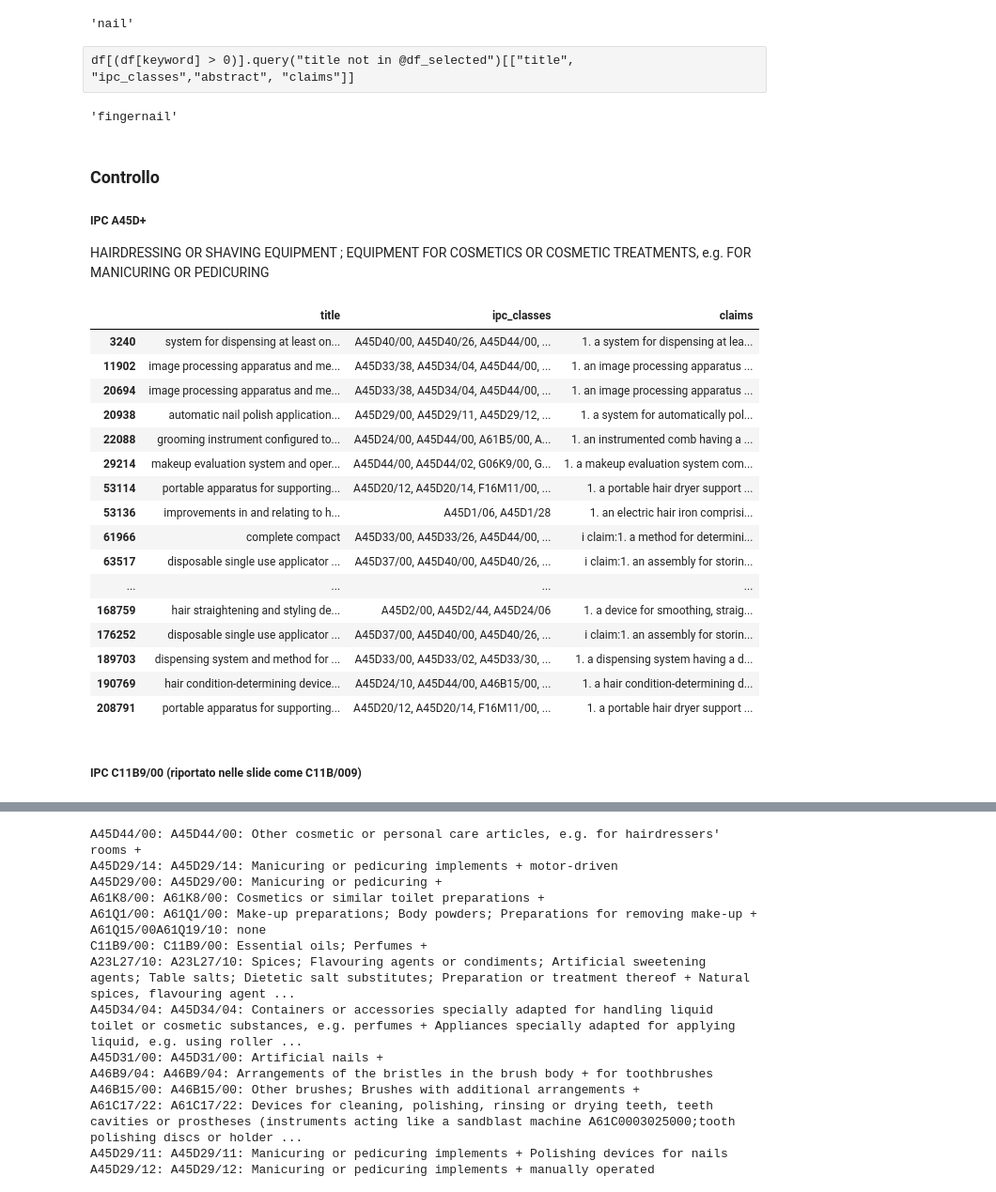
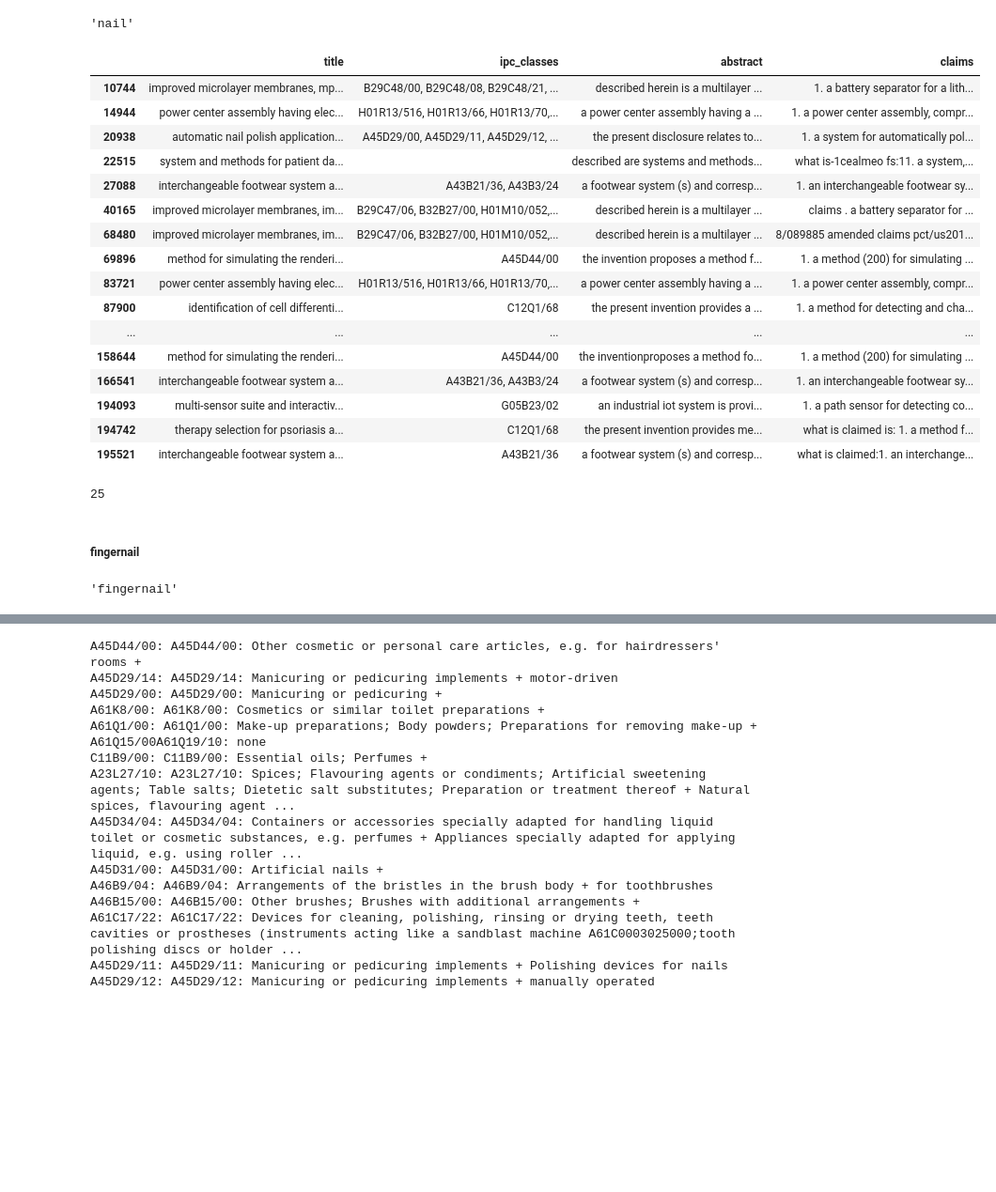
Before and after one commit to cri98li/Strategic-and-Competitive-Inteligence-project-UNIPI, a Jupyter notebook: 2a deadline/Step 5 v3.ipynb, the cells around one changed output, grey strips where cells are left out. Shown at 94% size. Cells and saved outputs as stored; diff of their text form; code cells hidden in the pictures; blank space fills up the shorter version.

```diff
--- a/2a deadline/Step 5 v3.ipynb
+++ b/2a deadline/Step 5 v3.ipynb
@@ -219,38 +342,45 @@ keyword = keywords_cosmetics[4]
 keyword
 # %% [output]
 'nail'
-# %% [raw]
-df[(df[keyword] > 0)].query("title not in @df_selected")[["title", "ipc_classes","abstract", "claims"]]
+# %%
+df_candidate = df[(df[keyword] > 0)
+                  & (df.ipc_classes.str.count("G06")==0) #Escludo "COMPUTING; CALCULATING; COUNTING"
+                  & (df.ipc_classes.str.count("G01")==0) #Escludo "MEASURING; TESTING"
+                  & (df.ipc_classes.str.count("A61")==0) #MEDICAL OR VETERINARY SCIENCE; HYGIENE
+                  & (df.ipc_classes.str.count("G16")==0)#NFORMATION AND COMMUNICATION TECHNOLOGY [ICT] SPECIALLY ADAPTED FOR SPECIFIC APPLICATION FIELDS
+                  & (df.ipc_classes.str.count("G08")==0)#SIGNALLING
+                  & (df.ipc_classes.str.count("G09")==0)#EDUCATION; CRYPTOGRAPHY; DISPLAY; ADVERTISING; SEALS
+                  & (df.ipc_classes.str.count("H04")==0)#LECTRIC COMMUNICATION TECHNIQUE
+                 ].query("title not in @df_selected")[["title", "ipc_classes","abstract", "claims"]]
+
+df_candidate
+# %% [output]
+|  | title | ipc_classes | abstract | claims |
+| 10744 | improved microlayer membranes, mp... | B29C48/00, B29C48/08, B29C48/21, ... | described herein is a multilayer ... | 1. a battery separator for a lith... |
+| 14944 | power center assembly having elec... | H01R13/516, H01R13/66, H01R13/70,... | a power center assembly having a ... | 1. a power center assembly, compr... |
+| 20938 | automatic nail polish application... | A45D29/00, A45D29/11, A45D29/12, ... | the present disclosure relates to... | 1. a system for automatically pol... |
+| 22515 | system and methods for patient da... |  | described are systems and methods... | what is-1cealmeo fs:11. a system,... |
+| 27088 | interchangeable footwear system a... | A43B21/36, A43B3/24 | a footwear system (s) and corresp... | 1. an interchangeable footwear sy... |
+| 40165 | improved microlayer membranes, im... | B29C47/06, B32B27/00, H01M10/052,... | described herein is a multilayer ... | claims . a battery separator for ... |
+| 68480 | improved microlayer membranes, im... | B29C47/06, B32B27/00, H01M10/052,... | described herein is a multilayer ... | 8/089885 amended claims pct/us201... |
+| 69896 | method for simulating the renderi... | A45D44/00 | the invention proposes a method f... | 1. a method (200) for simulating ... |
+| 83721 | power center assembly having elec... | H01R13/516, H01R13/66, H01R13/70,... | a power center assembly having a ... | 1. a power center assembly, compr... |
+| 87900 | identification of cell differenti... | C12Q1/68 | the present invention provides a ... | 1. a method for detecting and cha... |
+| ... | ... | ... | ... | ... |
+| 158644 | method for simulating the renderi... | A45D44/00 | the inventionproposes a method fo... | 1. a method (200) for simulating ... |
+| 166541 | interchangeable footwear system a... | A43B21/36, A43B3/24 | a footwear system (s) and corresp... | 1. an interchangeable footwear sy... |
+| 194093 | multi-sensor suite and interactiv... | G05B23/02 | an industrial iot system is provi... | 1. a path sensor for detecting co... |
+| 194742 | therapy selection for psoriasis a... | C12Q1/68 | the present invention provides me... | what is claimed is: 1. a method f... |
+| 195521 | interchangeable footwear system a... | A43B21/36 | a footwear system (s) and corresp... | what is claimed:1. an interchange... |
+# %%
+df_selected = pd.concat([df_selected, df[df.title == "automatic nail polish application system and method"]])
+len(df_selected)
+# %% [output]
+25
+# %% [markdown]
+##### fingernail
 # %%
 keyword = keywords_cosmetics[5]
 keyword
 # %% [output]
 'fingernail'
-# %% [markdown]
-### Controllo
-##### IPC A45D+
-
-HAIRDRESSING OR SHAVING EQUIPMENT ; EQUIPMENT FOR COSMETICS OR COSMETIC TREATMENTS, e.g. FOR MANICURING OR PEDICURING
-# %%
-df_candidate = df[df.ipc_classes.str.count("(^| )A45D")>0][["title", "ipc_classes","claims"]]
-df_candidate
-# %% [output]
-|  | title | ipc_classes | claims |
-| 3240 | system for dispensing at least on... | A45D40/00, A45D40/26, A45D44/00, ... | 1. a system for dispensing at lea... |
-| 11902 | image processing apparatus and me... | A45D33/38, A45D34/04, A45D44/00, ... | 1. an image processing apparatus ... |
-| 20694 | image processing apparatus and me... | A45D33/38, A45D34/04, A45D44/00, ... | 1. an image processing apparatus ... |
-| 20938 | automatic nail polish application... | A45D29/00, A45D29/11, A45D29/12, ... | 1. a system for automatically pol... |
-| 22088 | grooming instrument configured to... | A45D24/00, A45D44/00, A61B5/00, A... | 1. an instrumented comb having a ... |
-| 29214 | makeup evaluation system and oper... | A45D44/00, A45D44/02, G06K9/00, G... | 1. a makeup evaluation system com... |
-| 53114 | portable apparatus for supporting... | A45D20/12, A45D20/14, F16M11/00, ... | 1. a portable hair dryer support ... |
-| 53136 | improvements in and relating to h... | A45D1/06, A45D1/28 | 1. an electric hair iron comprisi... |
-| 61966 | complete compact | A45D33/00, A45D33/26, A45D44/00, ... | i claim:1. a method for determini... |
-| 63517 | disposable single use applicator ... | A45D37/00, A45D40/00, A45D40/26, ... | i claim:1. an assembly for storin... |
-| ... | ... | ... | ... |
-| 168759 | hair straightening and styling de... | A45D2/00, A45D2/44, A45D24/06 | 1. a device for smoothing, straig... |
-| 176252 | disposable single use applicator ... | A45D37/00, A45D40/00, A45D40/26, ... | i claim:1. an assembly for storin... |
-| 189703 | dispensing system and method for ... | A45D33/00, A45D33/02, A45D33/30, ... | 1. a dispensing system having a d... |
-| 190769 | hair condition-determining device... | A45D24/10, A45D44/00, A46B15/00, ... | 1. a hair condition-determining d... |
-| 208791 | portable apparatus for supporting... | A45D20/12, A45D20/14, F16M11/00, ... | 1. a portable hair dryer support ... |
-# %% [markdown]
-##### IPC C11B9/00 (riportato nelle slide come C11B/009)
```
Also changed, not shown: parts of 32 cells of this notebook.
